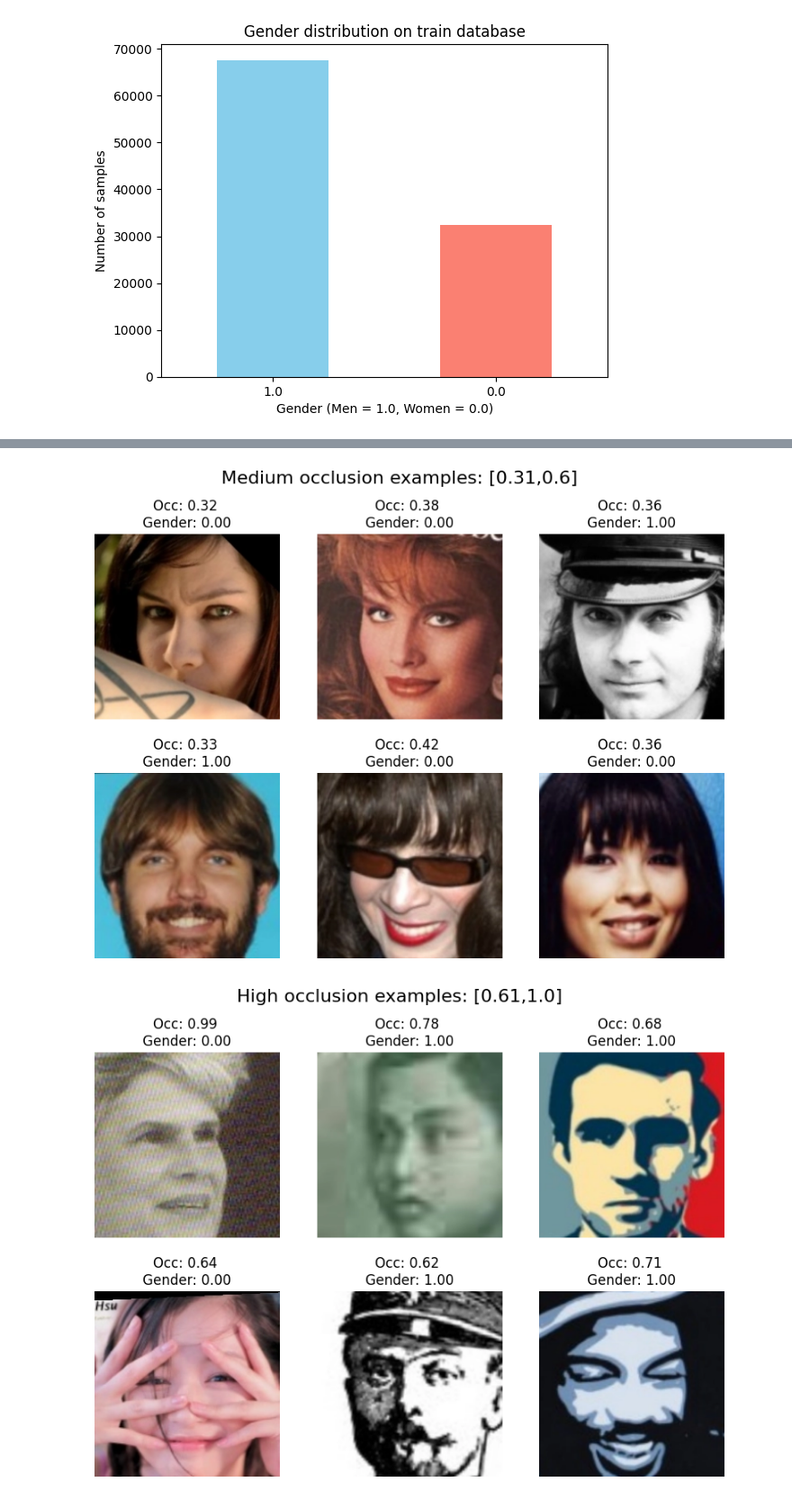
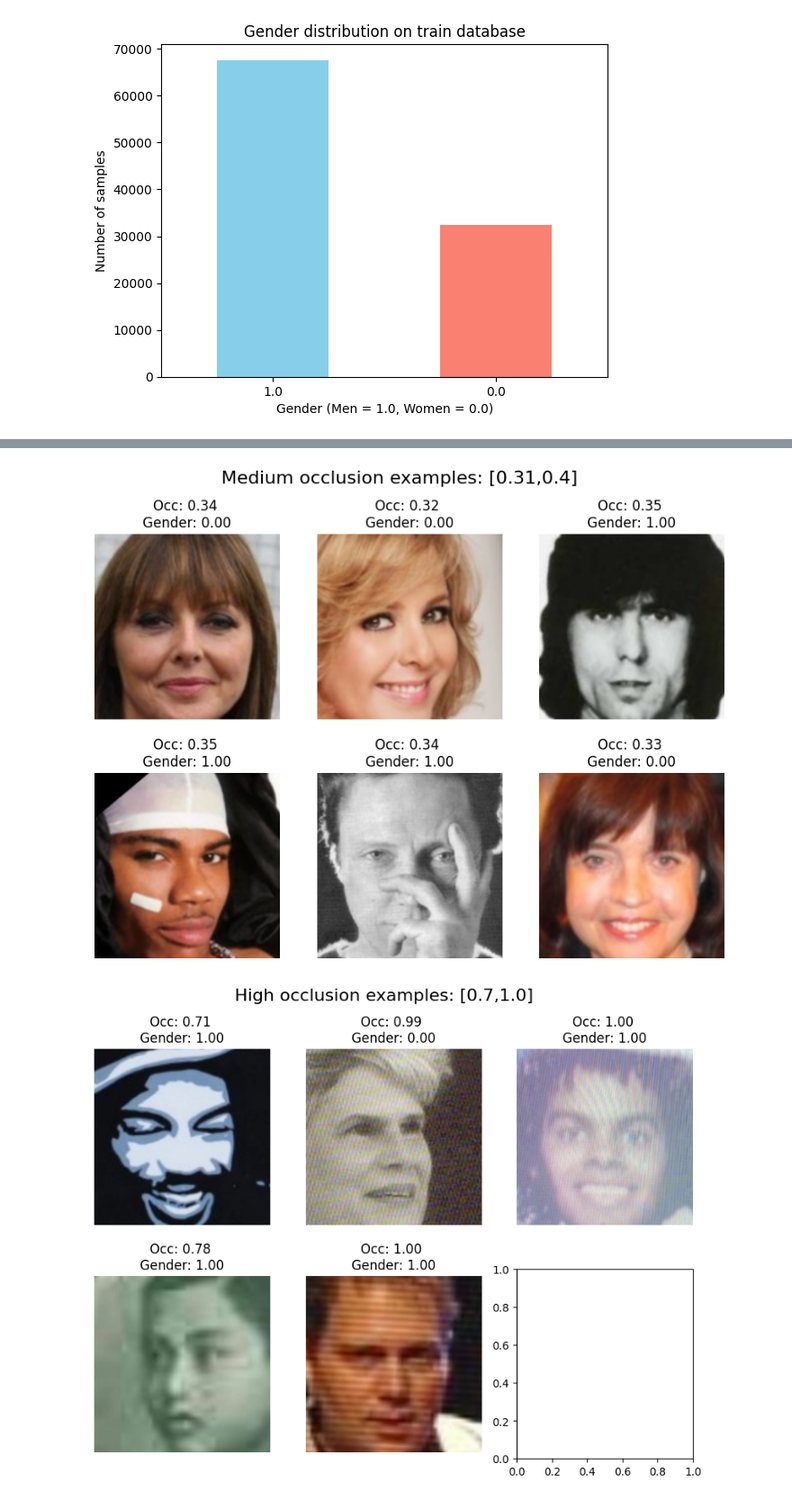
Before and after one commit to odelacruz-fierro/data-challenge-idemia, a Jupyter notebook: eda.ipynb, the cells around one changed output, grey strips where cells are left out. Shown at 90% size. Drawn from its saved outputs; the diff is of its cells as text; code cells hidden in the pictures.

```diff
--- a/eda.ipynb
+++ b/eda.ipynb
@@ -156,7 +158,7 @@ Here we aim to display random images on three occlusion invertals:
 - Medium interval $[0.31, 0.6]$
 - Top interval $[0.6, 1.0]$
 # %%
-def display_mosaic(df, interval, title):
+def display_mosaic_train(df, interval, title):
 
     # Apply interval
     df_subset = df[(df['FaceOcclusion'] >= interval[0]) & (df['FaceOcclusion'] <= interval[1])]
@@ -196,7 +198,7 @@ def display_mosaic(df, interval, title):
 
     return files
 
-def display_mosaic_3x3(df, files_low, files_med, files_high):
+def display_mosaic_3x3_train(df, files_low, files_med, files_high):
 
     files = files_low[:3] + files_med[:3] + files_high[:3]
 
@@ -251,10 +253,10 @@ def display_mosaic_3x3(df, files_low, files_med, files_high):
     plt.savefig('report/figures/occlusion_mosaic.pdf', bbox_inches='tight')
     plt.show()
 
-
-files_low = display_mosaic(df_train, [0.0,0.3], "Low occlusion")
-files_medium = display_mosaic(df_train, [0.31,0.6], "Medium occlusion")
-files_high = display_mosaic(df_train, [0.61,1.0], "High occlusion")
+# These intervalles were guided based on the test database histogram for FaceOcclusion
+files_low = display_mosaic_train(df_train, [0.1,0.3], "Low occlusion")
+files_medium = display_mosaic_train(df_train, [0.31,0.4], "Medium occlusion")
+files_high = display_mosaic_train(df_train, [0.7,1.0], "High occlusion")
 
 display_mosaic_3x3(df_train, files_low, files_medium, files_high)
 # %% [output]
@@ -262,2 +264,2 @@ display_mosaic_3x3(df_train, files_low, files_medium, files_high)
-[figure, old version]
+[figure, new version]
-[figure, old version]
+[figure, new version]
```
Also changed, not shown: parts of 4 cells of this notebook, 4 other files.
